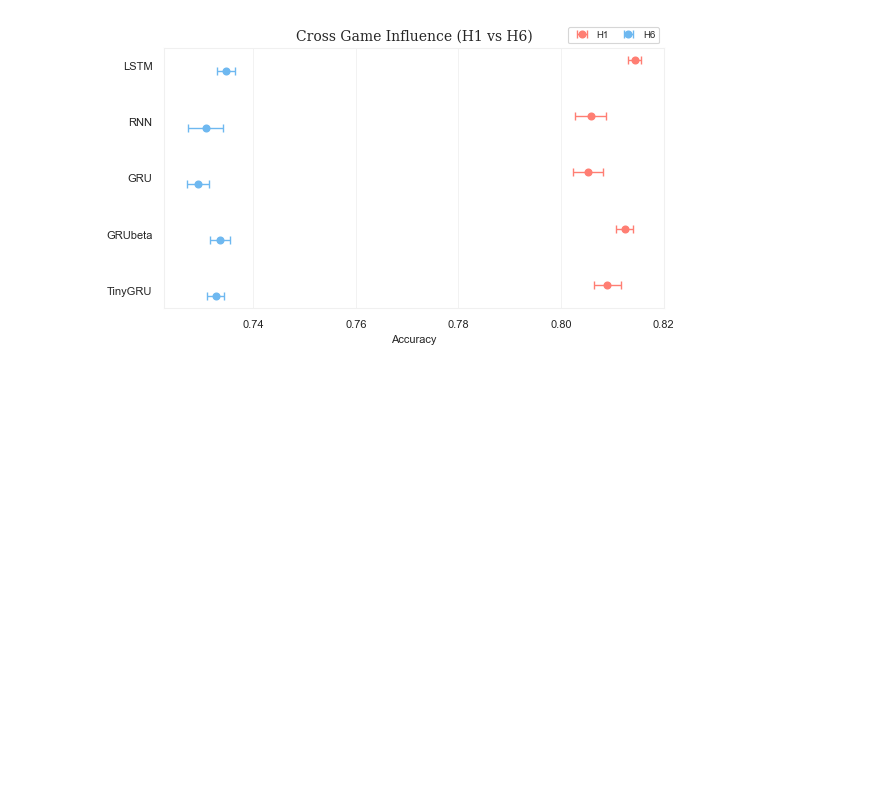
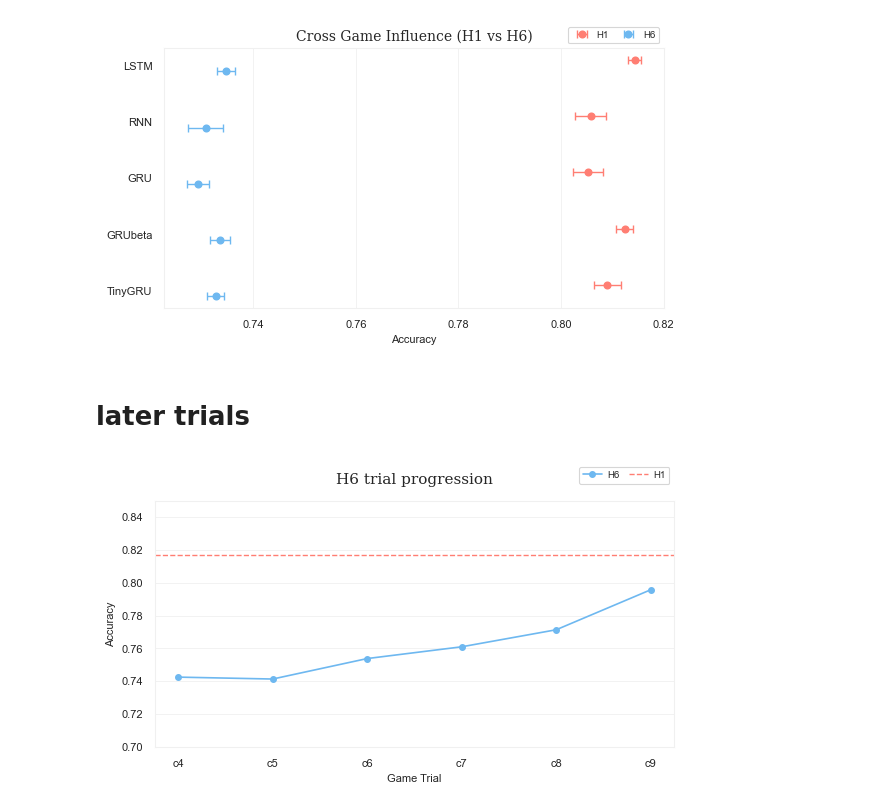
Before and after one commit to althealuo/Horizon, a Jupyter notebook: utils/analysis.ipynb, the cells around one changed output. Drawn from its saved outputs; the diff is of its cells as text; code cells hidden in the pictures; blank space fills up the shorter version.

```diff
--- a/utils/analysis.ipynb
+++ b/utils/analysis.ipynb
@@ -27,10 +27,10 @@ plot_error_bars(combined_outputs, title="Overall Comparison (H1 vs H6)")
 # first trial
 # %%
 # --- Load JSON file ---
-with open("../output_mlp_first_trial.json", "r") as f:
+with open("../outputs/output_mlp_first_trial.json", "r") as f:
     output_mlp_first_trial = json.load(f)
 
-with open("../output_first_trial.json", "r") as f:
+with open("../outputs/output_first_trial.json", "r") as f:
     output_first_trial = json.load(f)
 # %%
 combined_first_trial = {
@@ -44,16 +44,25 @@ plot_error_bars(combined_first_trial, title="First Trial (H1 vs H6)")
 # %% [markdown]
 # individual
 # %%
-with open("../output_individual.json", "r") as f:
+with open("../outputs/output_individual.json", "r") as f:
     output_individual = json.load(f)
 # %%
 plot_error_bars(output_individual, title="Subject Level (H1 vs H6)")
 # %% [output]
 [figure]
 # %%
-with open("../output_cross_games.json", "r") as f:
+with open("../outputs/output_cross_games.json", "r") as f:
     output_cross_games = json.load(f)
 # %%
 plot_error_bars(output_cross_games, title="Cross Game Influence (H1 vs H6)")
 # %% [output]
 [figure]
+# %% [markdown]
+# later trials
+# %%
+with open("../outputs/later_trials_history.json", "r") as f:
+    later_trials_history = json.load(f)
+# %%
+plot_h6_stepwise(later_trials_history)
+# %% [output]
+[figure, added]
```
Also changed, not shown: parts of 2 cells of this notebook, 6 other files.
